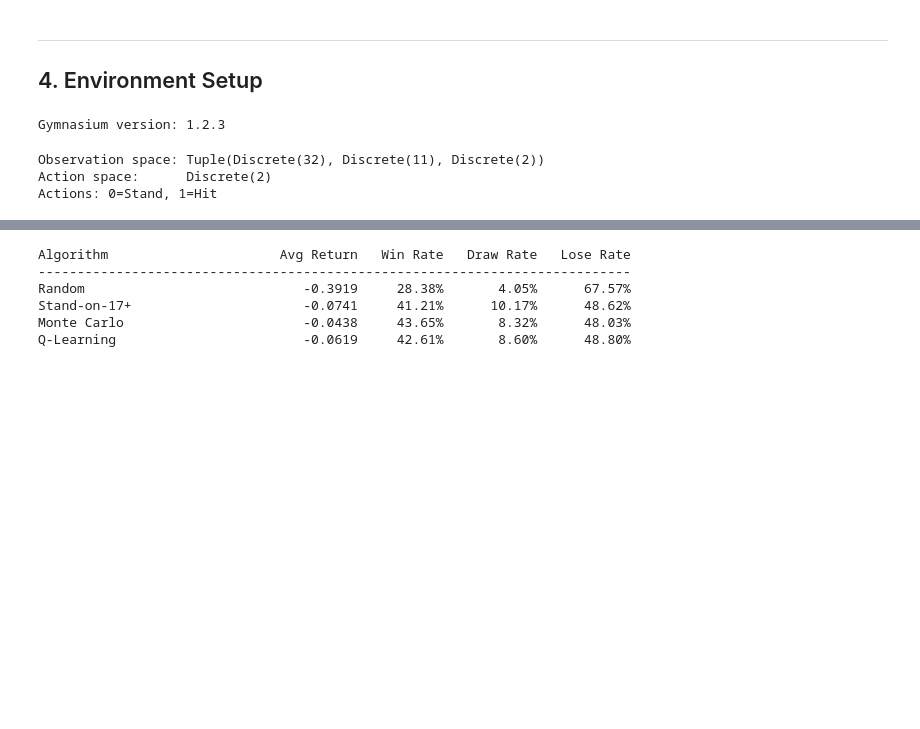
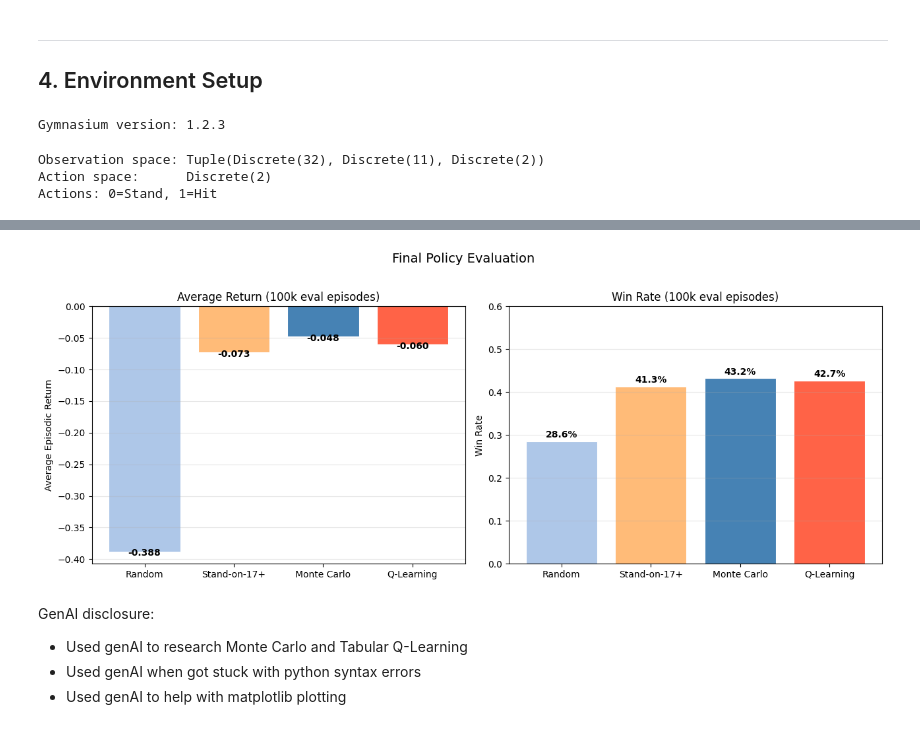
Before and after one commit to RoeeFrenkel/BlackJack_RL, a Jupyter notebook: Progress_Report.ipynb, the cells around one changed output, grey strips where cells are left out. Cells and saved outputs as stored; diff of their text form; code cells hidden in the pictures; blank space fills up the shorter version.

```diff
--- a/Progress_Report.ipynb
+++ b/Progress_Report.ipynb
@@ -297,10 +280,7 @@ def train_monte_carlo(
             episode.append((state, action, reward))
             state = next_state
 
-        ep_sum = 0.0
-        for _, _, r in episode:
-            ep_sum += r
-        ep_returns.append(ep_sum)
+        ep_returns.append(sum(r for _, _, r in episode))
 
         # First-visit MC update (backward)
         G = 0.0
@@ -317,9 +297,7 @@ def train_monte_carlo(
     return Q, ep_returns
 # %%
 mc_Q, mc_returns = train_monte_carlo(env, n_episodes=500_000)
-
-def mc_policy(state):
-    return int(np.argmax(mc_Q[state]))
+mc_policy = lambda state: int(np.argmax(mc_Q[state]))
 
 mc_results = evaluate_policy(env, mc_policy)
 print_results("Monte Carlo Control", mc_results)
@@ -372,9 +352,7 @@ def train_q_learning(
     return Q, ep_returns
 # %%
 ql_Q, ql_returns = train_q_learning(env, n_episodes=500_000)
-
-def ql_policy(state):
-    return int(np.argmax(ql_Q[state]))
+ql_policy = lambda state: int(np.argmax(ql_Q[state]))
 
 ql_results = evaluate_policy(env, ql_policy)
 print_results("Q-Learning", ql_results)
@@ -415,38 +395,34 @@ plt.show()
 # --- Final Evaluation Bar Chart ---
 all_labels  = ["Random", "Stand-on-17+", "Monte Carlo", "Q-Learning"]
 all_results = [baseline_random, baseline_threshold, mc_results, ql_results]
 colors      = ['#aec7e8', '#ffbb78', 'steelblue', 'tomato']
 
 fig, axes = plt.subplots(1, 2, figsize=(13, 5))
 
 # Avg Return
-returns = []
-for r in all_results:
-    returns.append(r['avg_return'])
-
+returns = [r['avg_return'] for r in all_results]
 axes[0].bar(all_labels, returns, color=colors, edgecolor='white', linewidth=0.8)
 for i, v in enumerate(returns):
     axes[0].text(i, v + (0.004 if v >= 0 else -0.010), f"{v:+.3f}",
                  ha='center', va='bottom', fontsize=10, fontweight='bold')
 axes[0].axhline(0, color='black', linewidth=0.8)
 axes[0].set_ylabel('Average Episodic Return')
 axes[0].set_title('Average Return (100k eval episodes)')
 axes[0].grid(axis='y', alpha=0.3)
 
 # Win Rate
-win_rates = []
-for r in all_results:
-    win_rates.append(r['win_rate'])
-
+win_rates = [r['win_rate'] for r in all_results]
 axes[1].bar(all_labels, win_rates, color=colors, edgecolor='white', linewidth=0.8)
 for i, v in enumerate(win_rates):
     axes[1].text(i, v + 0.004, f"{v:.1%}",
                  ha='center', va='bottom', fontsize=10, fontweight='bold')
 axes[1].set_ylabel('Win Rate')
 axes[1].set_title('Win Rate (100k eval episodes)')
 axes[1].set_ylim(0, 0.60)
 axes[1].grid(axis='y', alpha=0.3)
 
 plt.suptitle('Final Policy Evaluation', fontsize=14, y=1.02)
 plt.tight_layout()
 plt.show()
+# %% [output]
+[figure, added]
@@ -510,13 +429,5 @@ plot_policy_heatmap(ql_Q, 'Q-Learning — Learned Policy')
-# %%
-# --- Summary Table ---
-print(f"{'Algorithm':<28} {'Avg Return':>12} {'Win Rate':>10} {'Draw Rate':>11} {'Lose Rate':>11}")
-print("-" * 76)
-for label, r in zip(all_labels, all_results):
-    print(f"{label:<28} {r['avg_return']:>+12.4f} {r['win_rate']:>10.2%} {r['draw_rate']:>11.2%} {r['lose_rate']:>11.2%}")
-# %% [output]
-Algorithm                      Avg Return   Win Rate   Draw Rate   Lose Rate
-----------------------------------------------------------------------------
-Random                            -0.3919     28.38%       4.05%      67.57%
-Stand-on-17+                      -0.0741     41.21%      10.17%      48.62%
-Monte Carlo                       -0.0438     43.65%       8.32%      48.03%
-Q-Learning                        -0.0619     42.61%       8.60%      48.80%
+# %% [markdown]
+GenAI disclosure:
+- Used genAI to research Monte Carlo and Tabular Q-Learning
+- Used genAI when got stuck with python syntax errors
+- Used genAI to help with matplotlib plotting
```
Also changed, not shown: parts of 16 cells of this notebook.
